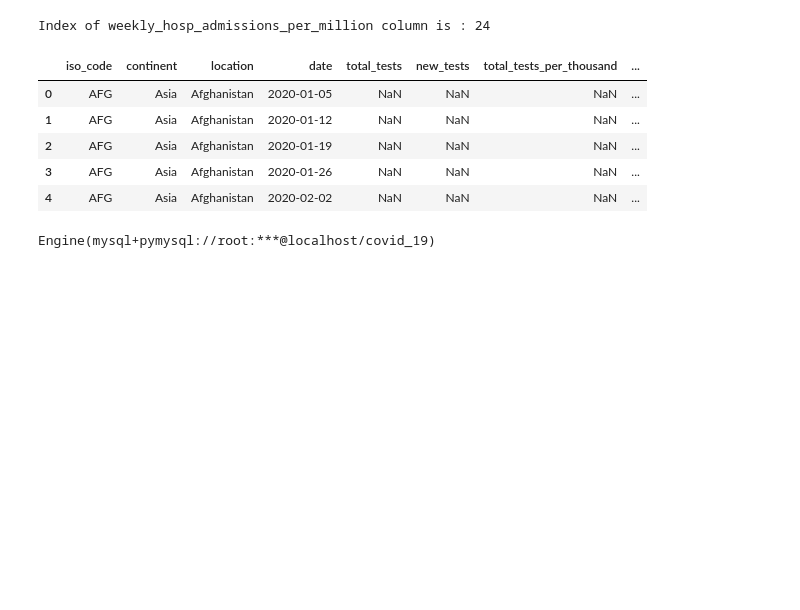
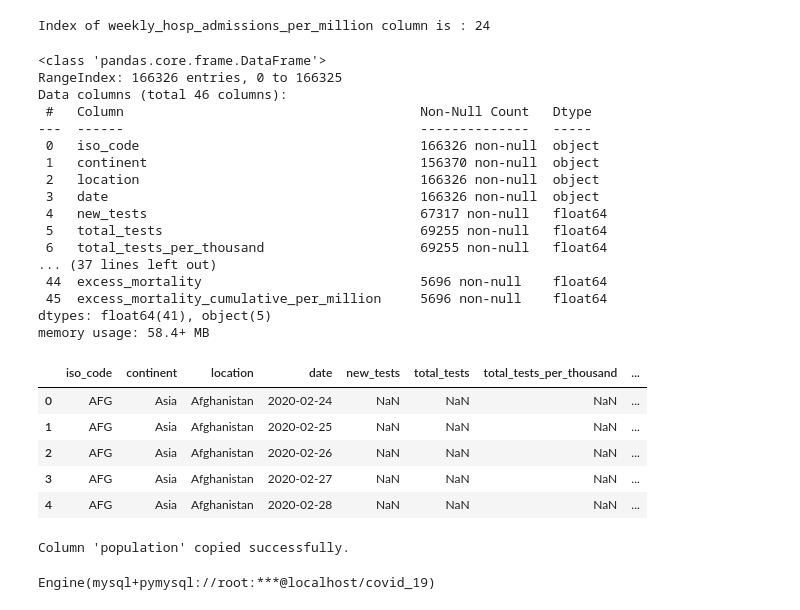
Before and after one commit to kevinbrnett/COVID-19-Analysis, a Jupyter notebook: Creating Tables for SQL.ipynb, the cells around one changed output. Saved outputs shown, nothing was run; the diff lists cells and outputs as text; code cells hidden in the pictures; blank space fills up the shorter version.

```diff
--- a/Creating Tables for SQL.ipynb
+++ b/Creating Tables for SQL.ipynb
@@ -7,3 +7,4 @@ from sqlalchemy import create_engine
 
 # Set pandas options
 pd.options.display.max_columns = 100
+pd.options.display.max_rows = 1000
@@ -58,14 +94,46 @@ Index of weekly_hosp_admissions_per_million column is : 24
 # %%
 ## Removing columns that are not needed in vaccinations table
 covid_vaccination_df = df.drop(columns = df.columns[4:25])
+covid_vaccination_df.info()
 covid_vaccination_df.head()
 # %% [output]
+<class 'pandas.core.frame.DataFrame'>
+RangeIndex: 166326 entries, 0 to 166325
+Data columns (total 46 columns):
+ #   Column                                      Non-Null Count   Dtype
+---  ------                                      --------------   -----
+ 0   iso_code                                    166326 non-null  object
+ 1   continent                                   156370 non-null  object
+ 2   location                                    166326 non-null  object
+ 3   date                                        166326 non-null  object
+ 4   new_tests                                   67317 non-null   float64
+ 5   total_tests                                 69255 non-null   float64
+ 6   total_tests_per_thousand                    69255 non-null   float64
+... (37 lines left out)
+ 44  excess_mortality                            5696 non-null    float64
+ 45  excess_mortality_cumulative_per_million     5696 non-null    float64
+dtypes: float64(41), object(5)
+memory usage: 58.4+ MB
-|  | iso_code | continent | location | date | total_tests | new_tests | total_tests_per_thousand | ... |
-| 0 | AFG | Asia | Afghanistan | 2020-01-05 | NaN | NaN | NaN | ... |
-| 1 | AFG | Asia | Afghanistan | 2020-01-12 | NaN | NaN | NaN | ... |
-| 2 | AFG | Asia | Afghanistan | 2020-01-19 | NaN | NaN | NaN | ... |
-| 3 | AFG | Asia | Afghanistan | 2020-01-26 | NaN | NaN | NaN | ... |
-| 4 | AFG | Asia | Afghanistan | 2020-02-02 | NaN | NaN | NaN | ... |
+|  | iso_code | continent | location | date | new_tests | total_tests | total_tests_per_thousand | ... |
+| 0 | AFG | Asia | Afghanistan | 2020-02-24 | NaN | NaN | NaN | ... |
+| 1 | AFG | Asia | Afghanistan | 2020-02-25 | NaN | NaN | NaN | ... |
+| 2 | AFG | Asia | Afghanistan | 2020-02-26 | NaN | NaN | NaN | ... |
+| 3 | AFG | Asia | Afghanistan | 2020-02-27 | NaN | NaN | NaN | ... |
+| 4 | AFG | Asia | Afghanistan | 2020-02-28 | NaN | NaN | NaN | ... |
+# %%
+## Add 'population' column to covid_deaths_df
+## Column to copy
+column_to_copy = 'population'
+
+## Check source dataframe for the column_to_copy
+if column_to_copy in covid_vaccination_df.columns:
+    # Copy the column from source to destination DataFrame
+    covid_deaths_df[column_to_copy] = covid_vaccination_df[column_to_copy]
+    print(f"Column '{column_to_copy}' copied successfully.")
+else:
+    print(f"Column '{column_to_copy}' not found in the source datadrame.")
+# %% [output]
+Column 'population' copied successfully.
 # %%
 ## Saving tables to seperate .csv files
 covid_vaccination_df.to_csv('Data/covid_vaccinations.csv')
```
Also changed, not shown: parts of 6 cells of this notebook, 3 other files.
